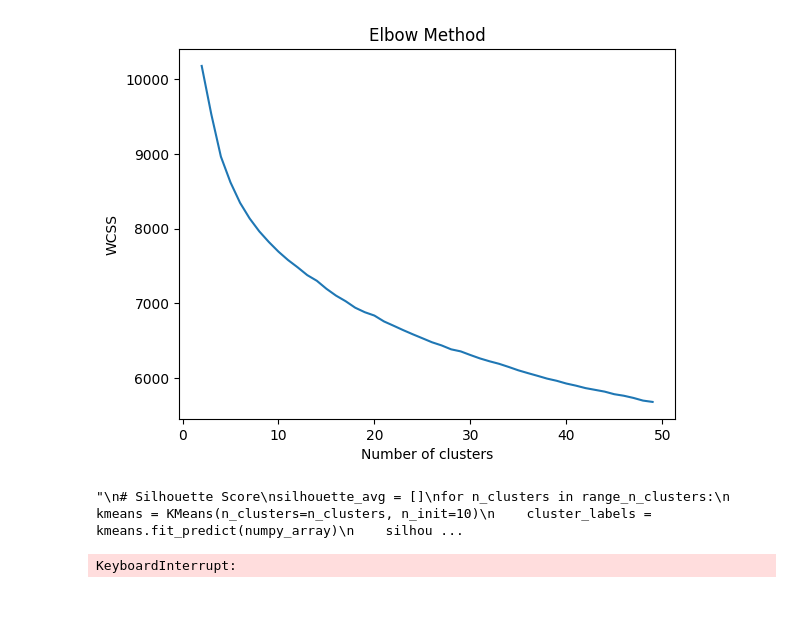
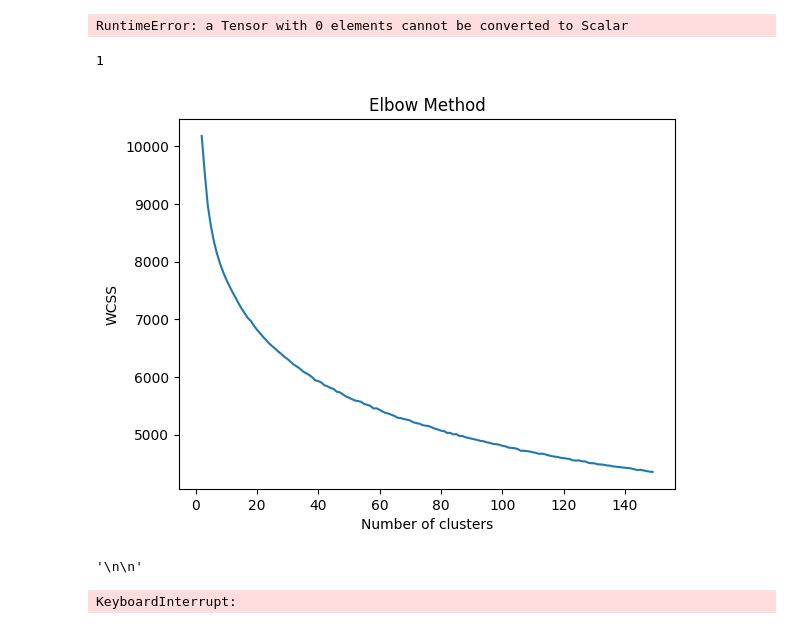
Before and after one commit to shira-stromer/FaceIt, a Jupyter notebook: clustering.ipynb, the cells around one changed output. Saved outputs shown, nothing was run; the diff lists cells and outputs as text; code cells hidden in the pictures.

```diff
--- a/clustering.ipynb
+++ b/clustering.ipynb
@@ -10,0 +15,2 @@ dataset = torch.load('face_embedding.pt')
+# %%
+dataset, images_embeddings, labels =  get_all_samples()
@@ -16,7 +50,7 @@ tensor = dataset['x']
 numpy_array = tensor.numpy()
 
 # Clustering
-n_clusters = 30
+n_clusters = 40
 kmeans = KMeans(n_clusters=n_clusters)
 kmeans.fit(numpy_array)
 
@@ -46,32 +80,45 @@ for k, v in labels.items():
+# %%
+x = dataset['x']
+centers_label_index = {}
+for label, center in enumerate(kmeans.cluster_centers_):
+    matches = torch.any(x == torch.tensor(kmeans.cluster_centers_[label]), dim=1)
+    index = torch.where(matches)[0].item()
+    centers_label_index[label] = index
+# %% [output]
+RuntimeError: a Tensor with 0 elements cannot be converted to Scalar
+# %%
+label
+# %% [output]
+1
 # %%
 import matplotlib.pyplot as plt
 from sklearn.cluster import KMeans
 from sklearn.metrics import silhouette_score
 import tqdm
 
 # Assuming numpy_array is your data converted from the tensor
-range_n_clusters = range(2, 50)  # Example range (from 2 to 9)
-numpy_array = dataset['x'].numpy()
+range_n_clusters = range(2, 150)  # Example range (from 2 to 9)
+numpy_array = images_embeddings.numpy()
 
 # Elbow Method
 wcss = []
 for n_clusters in tqdm.tqdm(range_n_clusters, desc='Processing', total=len(range_n_clusters)) :
     kmeans = KMeans(n_clusters=n_clusters, n_init=10)
     kmeans.fit(numpy_array)
     wcss.append(kmeans.inertia_)
 
 plt.plot(range_n_clusters, wcss)
 plt.title('Elbow Method')
 plt.xlabel('Number of clusters')
 plt.ylabel('WCSS')
 plt.show()
 
 """
 
 """
 # %% [output]
-[figure, old version]
+[figure, new version]
-"\n# Silhouette Score\nsilhouette_avg = []\nfor n_clusters in range_n_clusters:\n    kmeans = KMeans(n_clusters=n_clusters, n_init=10)\n    cluster_labels = kmeans.fit_predict(numpy_array)\n    silhou ...
+'\n\n'
 # %%
 # Silhouette Score
 silhouette_avg = []
```
Also changed, not shown: parts of 8 cells of this notebook, 6 other files.
